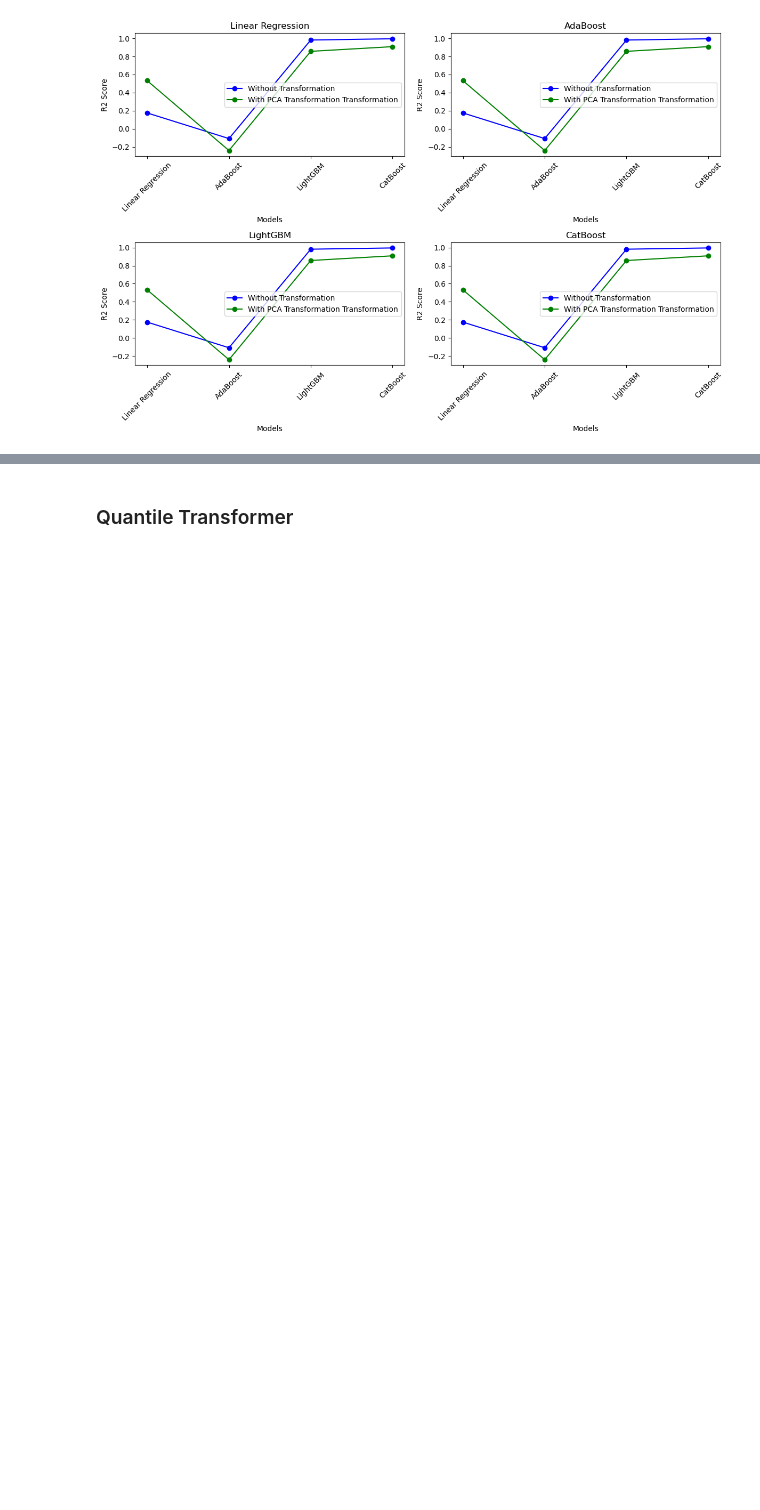
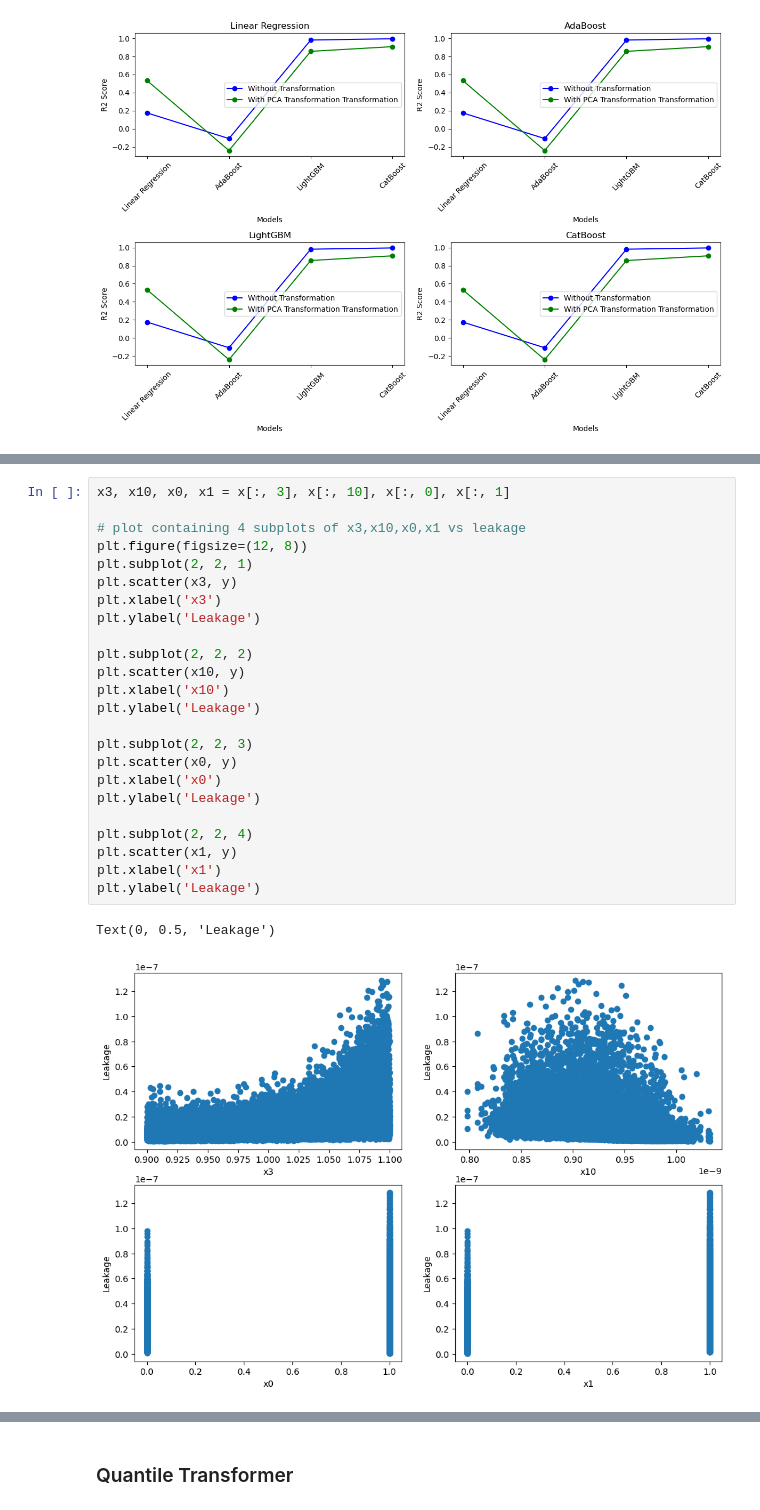
Before and after one commit to sankalp-bhat/DVD-Project-2, a Jupyter notebook: ml_model/aproach2.ipynb, the cells around one changed output, grey strips where cells are left out. Drawn from its saved outputs; the diff is of its cells as text; blank space fills up the shorter version.

```diff
--- a/ml_model/aproach2.ipynb
+++ b/ml_model/aproach2.ipynb
@@ -554,0 +567,27 @@ plot_r2_scores_for_transformation(r2_scores_no_transformation, r2_scores_with_pc
+# %%
+x3, x10, x0, x1 = x[:, 3], x[:, 10], x[:, 0], x[:, 1]
+
+# plot containing 4 subplots of x3,x10,x0,x1 vs leakage
+plt.figure(figsize=(12, 8))
+plt.subplot(2, 2, 1)
+plt.scatter(x3, y)
+plt.xlabel('x3')
+plt.ylabel('Leakage')
+
+plt.subplot(2, 2, 2)
+plt.scatter(x10, y)
+plt.xlabel('x10')
+plt.ylabel('Leakage')
+
+plt.subplot(2, 2, 3)
+plt.scatter(x0, y)
+plt.xlabel('x0')
+plt.ylabel('Leakage')
+
+plt.subplot(2, 2, 4)
+plt.scatter(x1, y)
+plt.xlabel('x1')
+plt.ylabel('Leakage')
+# %% [output]
+Text(0, 0.5, 'Leakage')
+[figure, added]
```
Also changed, not shown: parts of 73 cells of this notebook, 4 other files.
